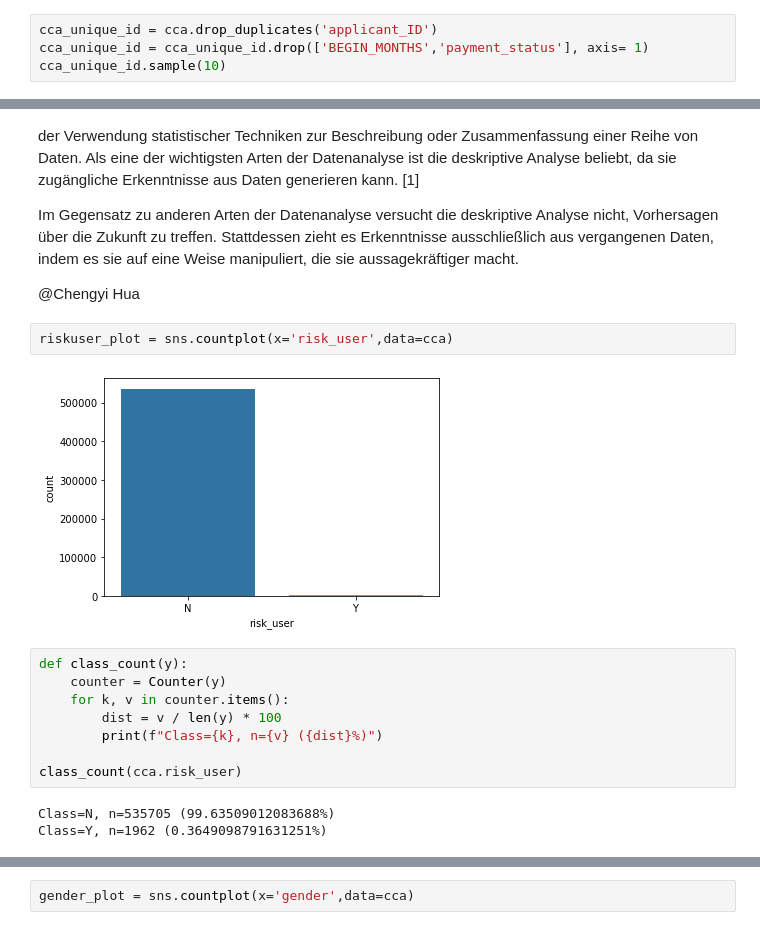
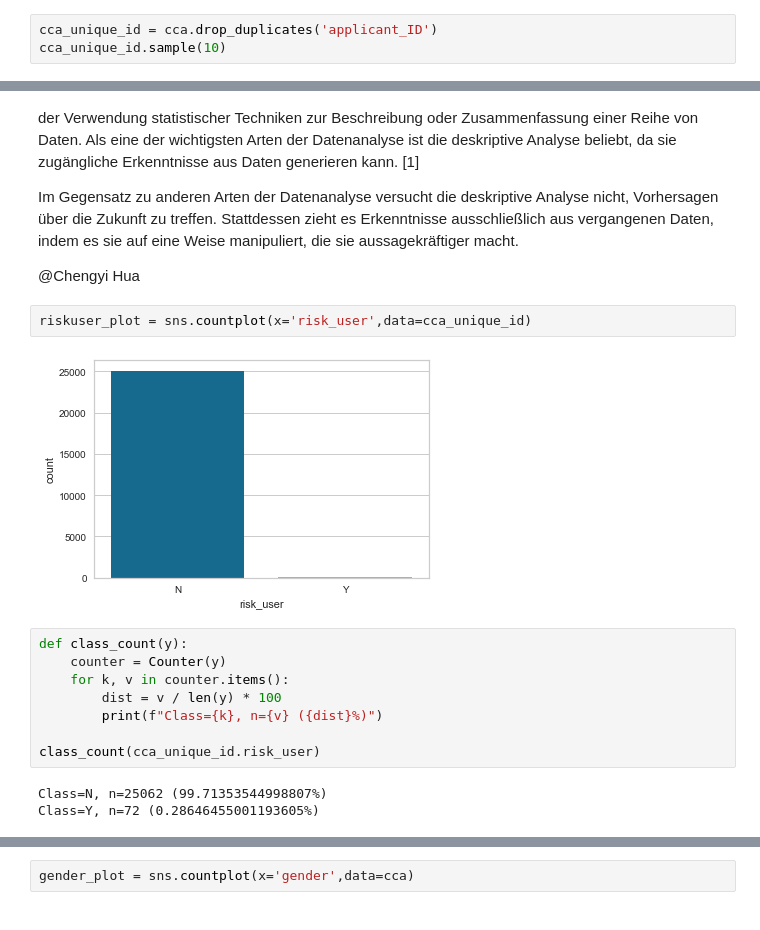
Before and after one commit to yassdenn/cca, a Jupyter notebook: MAIN.ipynb, the cells around one changed output, grey strips where cells are left out. Saved outputs shown, nothing was run; the diff lists cells and outputs as text.

```diff
--- a/MAIN.ipynb
+++ b/MAIN.ipynb
@@ -171,7 +166,6 @@ cca['total_no_credit'] = cca.applicant_ID.map(no_mapping)
 #print(cca.isnull().sum())
 # %%
 cca_unique_id = cca.drop_duplicates('applicant_ID')
-cca_unique_id = cca_unique_id.drop(['BEGIN_MONTHS','payment_status'], axis= 1)
 cca_unique_id.sample(10)
 # %% [output]
 |  | applicant_ID | gender | owning_car | owning_property | children_amt | anual_income | education_level | ... |
@@ -202,9 +198,9 @@ Im Gegensatz zu anderen Arten der Datenanalyse versucht die deskriptive Analyse
 
 @Chengyi Hua
 # %%
-riskuser_plot = sns.countplot(x='risk_user',data=cca)
+riskuser_plot = sns.countplot(x='risk_user',data=cca_unique_id)
 # %% [output]
-[figure, old version]
+[figure, new version]
 # %%
 def class_count(y):
     counter = Counter(y)
@@ -212,9 +208,9 @@ def class_count(y):
         dist = v / len(y) * 100
         print(f"Class={k}, n={v} ({dist}%)")
 
-class_count(cca.risk_user)
+class_count(cca_unique_id.risk_user)
 # %% [output]
-Class=N, n=535705 (99.63509012083688%)
-Class=Y, n=1962 (0.3649098791631251%)
+Class=N, n=25062 (99.71353544998807%)
+Class=Y, n=72 (0.28646455001193605%)
 # %% [markdown]
 Unser Datensatz weist weniger als 1% seltener, aber “interessanter” Ereignisse auf (z. B. User, die als ...). Es ist also ein unausgewogener Datensatz. Die meisten Algorithmen zum maschinellen Lernen funktionieren jedoch nicht gut mit unausgewogenen Datensätzen.
```
Also changed, not shown: parts of 26 cells of this notebook, 1 other file.
